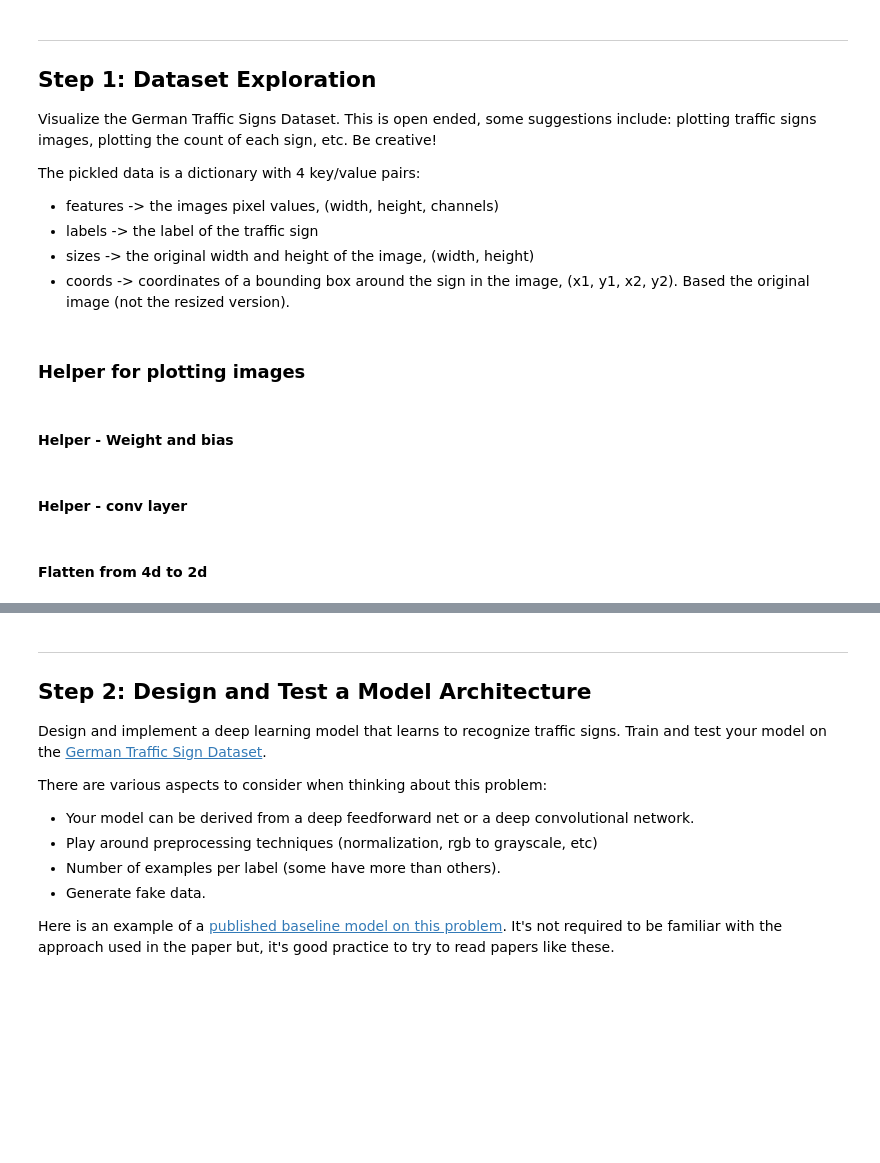
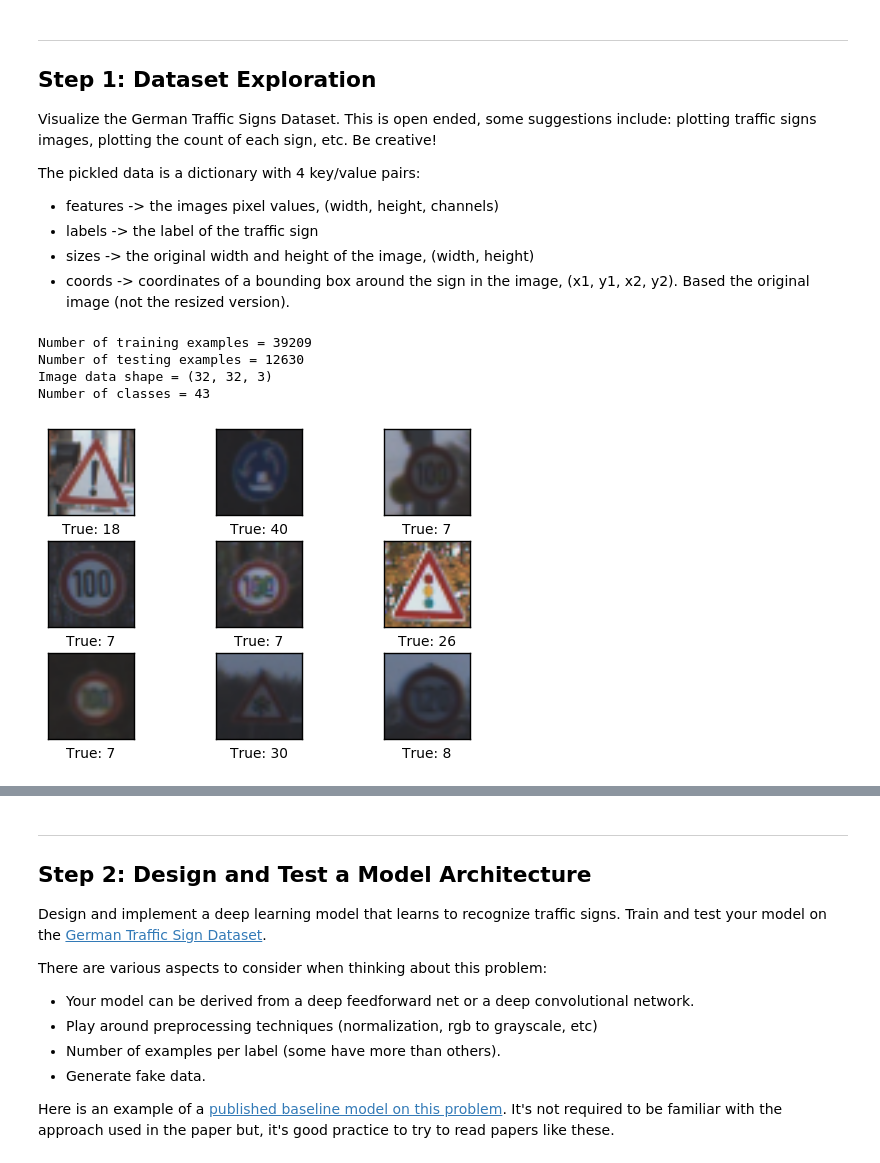
Before and after one commit to sirpsycho85/traffic-signs, a Jupyter notebook: Traffic_Signs_Recognition.ipynb, the cells around one changed output, grey strips where cells are left out. Saved outputs shown, nothing was run; the diff lists cells and outputs as text; code cells hidden in the pictures; blank space fills up the shorter version.

Commit message:
Update the right notebook

```diff
--- a/Traffic_Signs_Recognition.ipynb
+++ b/Traffic_Signs_Recognition.ipynb
@@ -70,34 +133,33 @@ y_test = encoder.transform(y_test_cls)
 # %%
 ### To start off let's do a basic data summary.
-from collections import Counter
-import numpy as np
 
 # TODO: number of training examples
-n_train = len(y_train)
+n_train = len(y_train_cls)
 
 # TODO: number of testing examples
-n_test = len(y_test)
+n_test = len(y_test_cls)
 
 # TODO: what's the shape of an image?
-image_size = 32
-image_size_flat = image_size * image_size
-image_shape = (32,32)
+num_channels = 3
+img_size = 32
+img_shape = (img_size, img_size, num_channels)
 
 # TODO: how many classes are in the dataset
-n_classes = len(Counter(y_train_cls))
+num_classes = len(Counter(y_train_cls)) #43
 
-# Number of color channels
-num_channels = 3
 
 print("Number of training examples =", n_train)
 print("Number of testing examples =", n_test)
-print("Image data shape =", image_shape)
-print("Number of classes =", n_classes)
+print("Image data shape =", img_shape)
+print("Number of classes =", num_classes)
+# %% [output]
+Number of training examples = 39209
+Number of testing examples = 12630
+Image data shape = (32, 32, 3)
+Number of classes = 43
 # %%
 ### Data exploration visualization goes here.
 ### Feel free to use as many code cells as needed.
-# %% [markdown]
-### Helper for plotting images
 # %%
 def plot_images(images, cls_true, cls_pred=None):
     assert len(images) == len(cls_true) == 9
@@ -108,8 +170,7 @@ def plot_images(images, cls_true, cls_pred=None):
 
     for i, ax in enumerate(axes.flat):
         # Plot image.
-#         ax.imshow(images[i].reshape(image_shape), cmap='binary')
-        ax.imshow(images[i])
+        ax.imshow(images[i].reshape(img_shape), cmap='binary')
 
         # Show true and predicted classes.
         if cls_pred is None:
@@ -117,24 +178,19 @@ def plot_images(images, cls_true, cls_pred=None):
         else:
             xlabel = "True: {0}, Pred: {1}".format(cls_true[i], cls_pred[i])
 
-        # Show the classes as the label on the x-axis.
         ax.set_xlabel(xlabel)
 
         # Remove ticks from the plot.
         ax.set_xticks([])
         ax.set_yticks([])
-
-    # Ensure the plot is shown correctly with multiple plots
-    # in a single Notebook cell.
-    plt.show()
 # %%
 # Get the first images from the test-set.
-images = X_test[0:9]
+images = X_train_flat[0:9]
 
 # Get the true classes for those images.
-cls_true = y_test_cls[0:9]
+cls_true = y_train_cls[0:9]
 
 # Plot the images and labels using our helper-function above.
 plot_images(images=images, cls_true=cls_true)
+# %% [output]
+[figure, added]
-# %% [markdown]
-#### Helper - Weight and bias
@@ -146,2 +196,0 @@ def new_biases(length):
-# %% [markdown]
-#### Helper - conv layer
@@ -206,2 +196,0 @@ def new_conv_layer(input,              # The previous layer.
-# %% [markdown]
-#### Flatten from 4d to 2d
```
Also changed, not shown: parts of 67 cells of this notebook, 1 other file.
